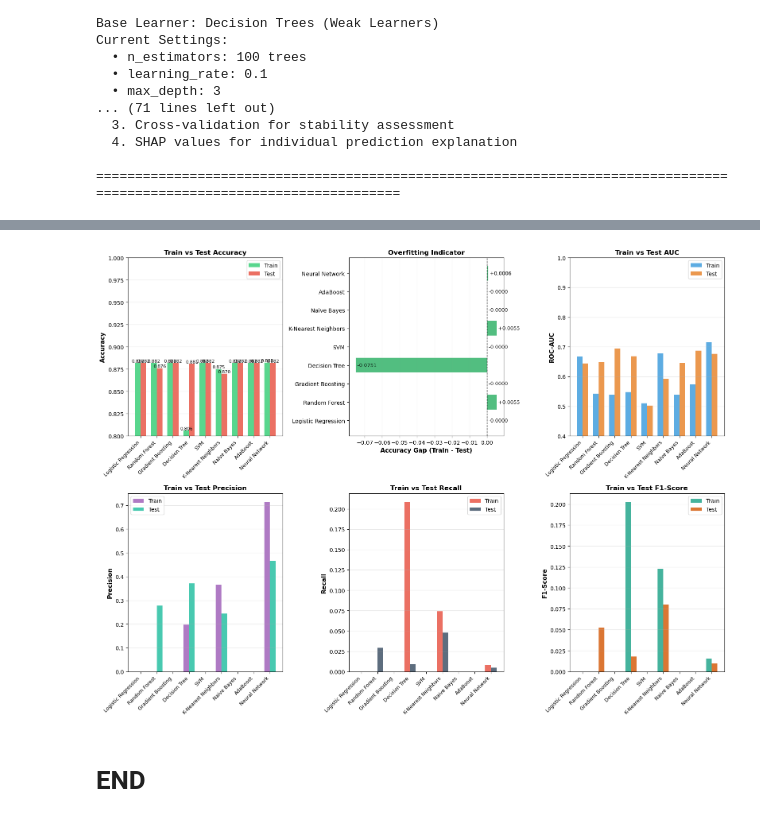
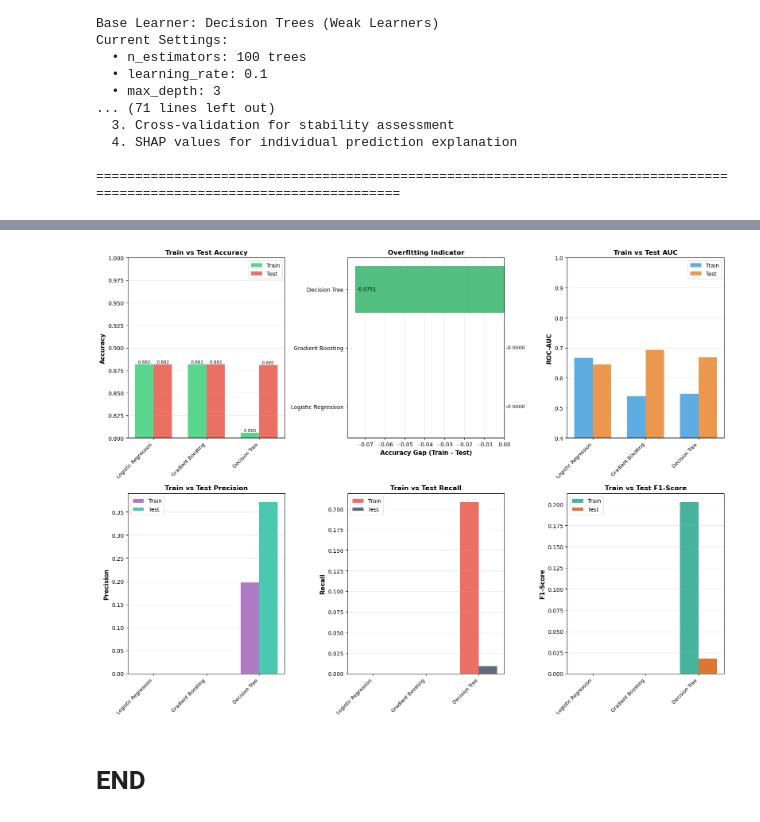
Before and after one commit to reronetfelan-lgtm/Phase3-Project, a Jupyter notebook: index.ipynb, the cells around one changed output, grey strips where cells are left out. Cells and saved outputs as stored; diff of their text form; code cells hidden in the pictures.

```diff
--- a/index.ipynb
+++ b/index.ipynb
@@ -2525,0 +2278,6 @@ Gradient Boosting:
+# %%
+for model_name, y_pred in [
+    ('Gradient Boosting', y_pred_gb),
+    ('Logistic Regression', y_pred_lr)
+]:
+    ...
@@ -2531,27 +2446,18 @@ train_test_results = []
 
 models_dict = {
     'Logistic Regression': lr_model,
-    'Random Forest': rf_model,
     'Gradient Boosting': gb_model,
     'Decision Tree': dt_model,
-    'SVM': svm_model,
-    'K-Nearest Neighbors': knn_model,
-    'Naive Bayes': nb_model,
-    'AdaBoost': ada_model,
-    'Neural Network': nn_model
+
 }
 
 predictions_dict = {
     'Logistic Regression': (y_pred_lr, y_pred_proba_lr),
-    'Random Forest': (y_pred_rf, y_pred_proba_rf),
     'Gradient Boosting': (y_pred_gb, y_pred_proba_gb),
     'Decision Tree': (y_pred_dt, y_pred_proba_dt),
-    'SVM': (y_pred_svm, y_pred_proba_svm),
-    'K-Nearest Neighbors': (y_pred_knn, y_pred_proba_knn),
-    'Naive Bayes': (y_pred_nb, y_pred_proba_nb),
-    'AdaBoost': (y_pred_ada, y_pred_proba_ada),
-    'Neural Network': (y_pred_nn, y_pred_proba_nn)
+
 }
+
 
 # Calculating metrics for all models
 for model_name, model in models_dict.items():
@@ -2672,33 +2578,33 @@ ax4.set_title('Train vs Test Precision', fontsize=12, fontweight='bold')
 ax4.set_xticks(x_pos)
 ax4.set_xticklabels(train_test_df['Model'], rotation=45, ha='right', fontsize=9)
 ax4.legend()
 ax4.grid(axis='y', alpha=0.3)
 
 # 5. Train vs Test Recall
 ax5 = plt.subplot(2, 3, 5)
 bars1 = ax5.bar(x_pos - width/2, train_test_df['Train Recall'], width, label='Train', alpha=0.8, color='#e74c3c')
 bars2 = ax5.bar(x_pos + width/2, train_test_df['Test Recall'], width, label='Test', alpha=0.8, color='#34495e')
 ax5.set_ylabel('Recall', fontsize=11, fontweight='bold')
 ax5.set_title('Train vs Test Recall', fontsize=12, fontweight='bold')
 ax5.set_xticks(x_pos)
 ax5.set_xticklabels(train_test_df['Model'], rotation=45, ha='right', fontsize=9)
 ax5.legend()
 ax5.grid(axis='y', alpha=0.3)
 
 # 6. Train vs Test F1-Score
 ax6 = plt.subplot(2, 3, 6)
 bars1 = ax6.bar(x_pos - width/2, train_test_df['Train F1'], width, label='Train', alpha=0.8, color='#16a085')
 bars2 = ax6.bar(x_pos + width/2, train_test_df['Test F1'], width, label='Test', alpha=0.8, color='#d35400')
 ax6.set_ylabel('F1-Score', fontsize=11, fontweight='bold')
 ax6.set_title('Train vs Test F1-Score', fontsize=12, fontweight='bold')
 ax6.set_xticks(x_pos)
 ax6.set_xticklabels(train_test_df['Model'], rotation=45, ha='right', fontsize=9)
 ax6.legend()
 ax6.grid(axis='y', alpha=0.3)
 
 plt.tight_layout()
 plt.show()
 # %% [output]
-[figure, old version]
+[figure, new version]
 # %% [markdown]
 # END
```
Also changed, not shown: parts of 3 cells of this notebook.
